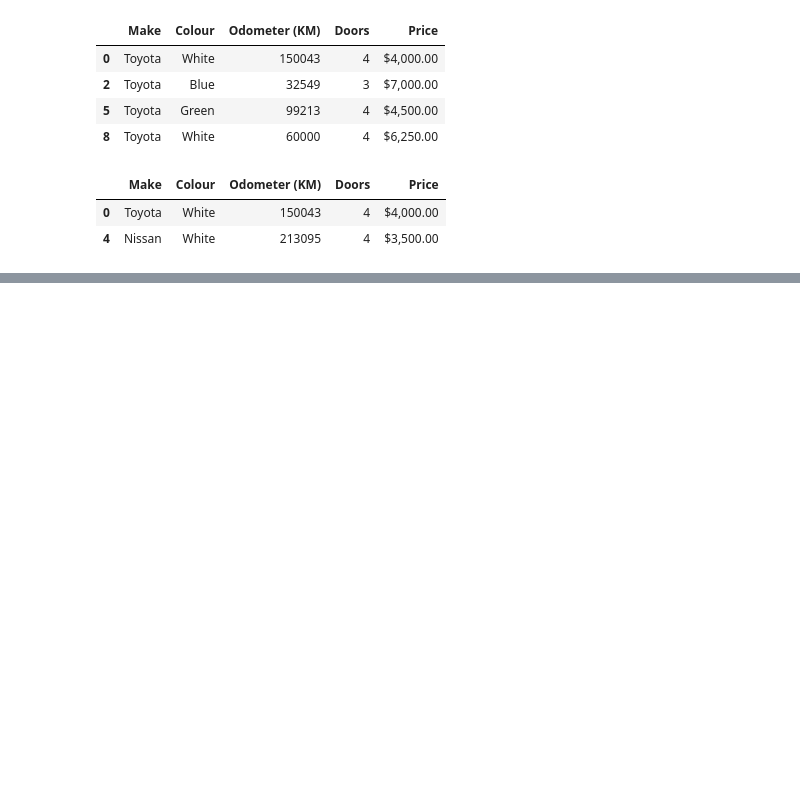
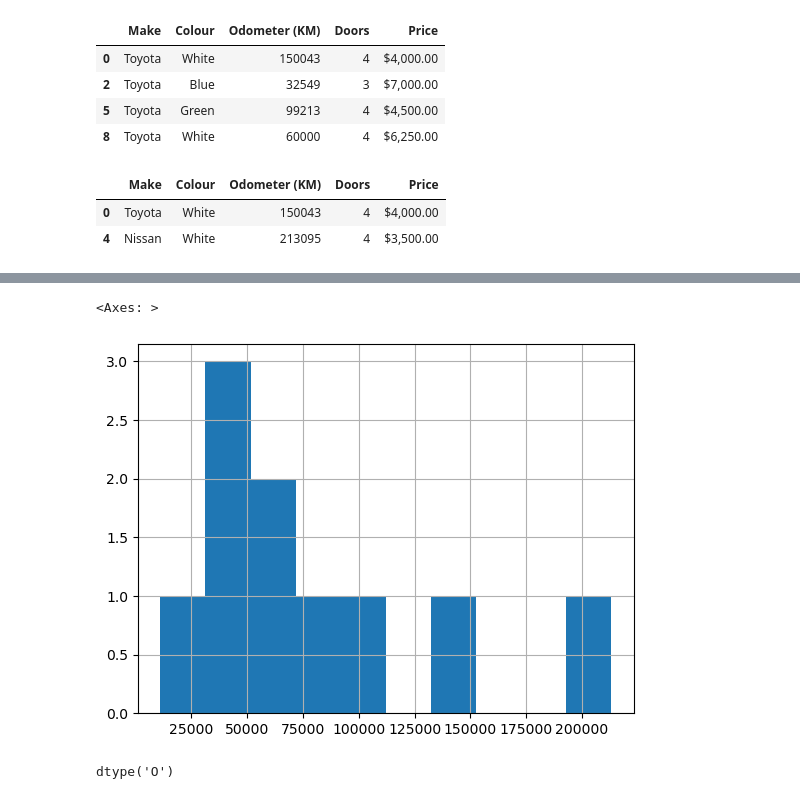
Before and after one commit to matheeshaw25/ZTM---DS-AI, a Jupyter notebook: introduction-to-pandas.ipynb, the cells around one changed output, grey strips where cells are left out. Cells and saved outputs as stored; diff of their text form; code cells hidden in the pictures; blank space fills up the shorter version.

```diff
--- a/introduction-to-pandas.ipynb
+++ b/introduction-to-pandas.ipynb
@@ -398,0 +451,9 @@ car_sales[car_sales["Odometer (KM)"] > 100000]
+# %%
+car_sales["Odometer (KM)"].hist()
+# %% [output]
+<Axes: >
+[figure, added]
+# %%
+car_sales["Price"].dtype
+# %% [output]
+dtype('O')
```
Also changed, not shown: parts of 8 cells of this notebook.
